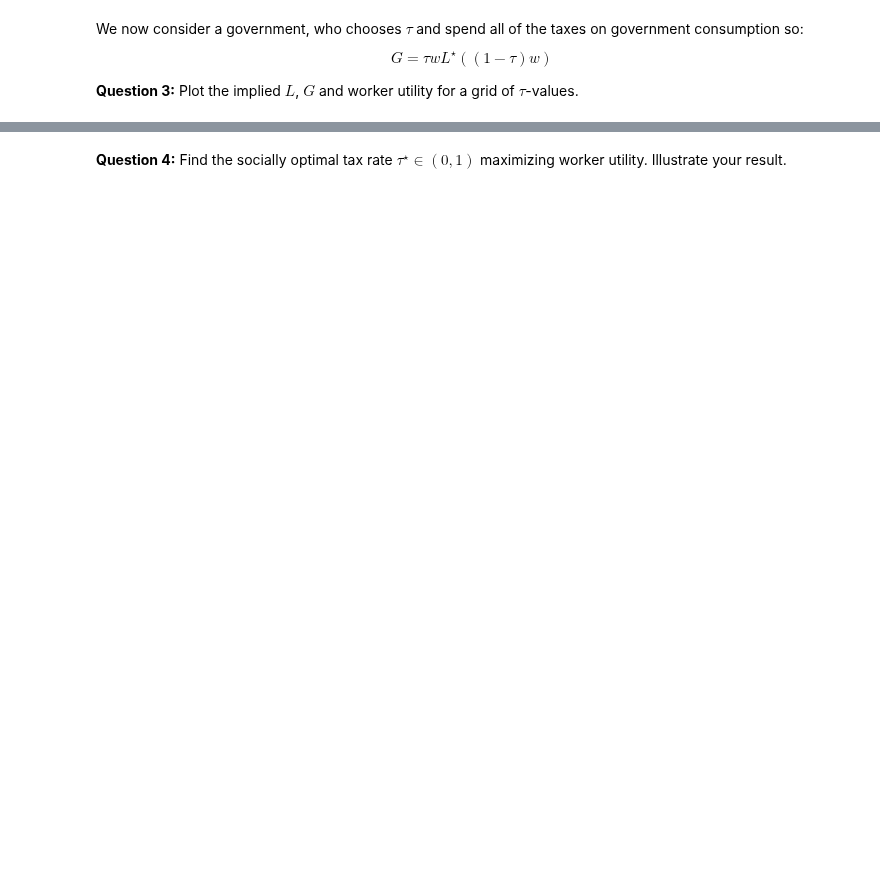
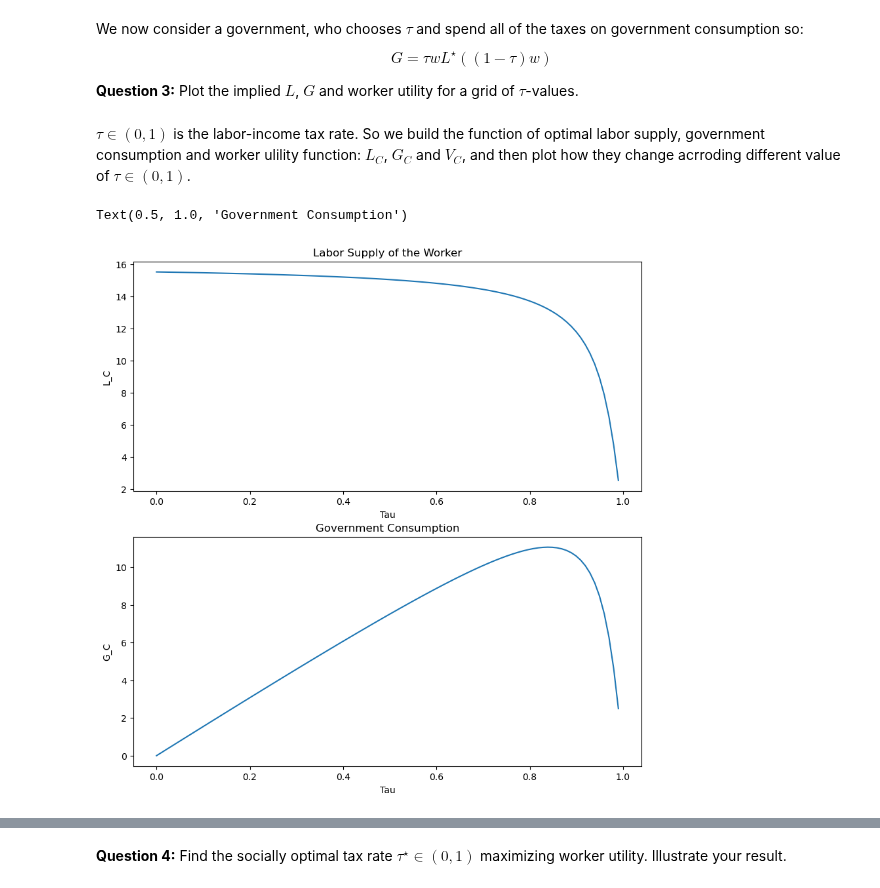
Before and after one commit to NumEconCopenhagen/projects-2023-newteam, a Jupyter notebook: examproject/Exam-2023-notebook.ipynb, the cells around one changed output, grey strips where cells are left out. Drawn from its saved outputs; the diff is of its cells as text; code cells hidden in the pictures; blank space fills up the shorter version.

```diff
--- a/examproject/Exam-2023-notebook.ipynb
+++ b/examproject/Exam-2023-notebook.ipynb
@@ -81,0 +143,43 @@ $$
+# %% [markdown]
+$\tau \in (0,1)$ is the labor-income tax rate. So we build the function of optimal labor supply, government consumption and worker ulility function: $L_C$, $G_C$ and $V_C$, and then plot how they change acrroding different value of $\tau \in (0,1)$.
+# %%
+# 1 set gover_consumption depend on tau value
+def gover_consumption(tau_g,w=1):
+    L_C = (-kappa + sqrt(kappa**2 + 4 * alpha * ((1 - tau_g) * w)**2 / nu)) / (2 * ((1 - tau_g) * w))
+    G_C = tau_g * w * L_C
+    V_C = ln((kappa + (1 - tau_g) * w * L_C**alpha * G_C)**(1 - alpha)) - nu * L_C**2 / 2
+    return L_C,G_C,V_C
+# %%
+# 2 Define the range of tau values
+tau_values = np.linspace(0, 1, 100)  # Adjust the number of points as desired
+
+# 3 Initialize arrays to store the calculated values
+L_C_values = np.zeros_like(tau_values)
+G_C_values = np.zeros_like(tau_values)
+V_C_values = np.zeros_like(tau_values)
+
+
+# 4 Calculate the values for each tau
+for i, tau in enumerate(tau_values):
+    L_C, G_C, V_C = gover_consumption(tau,w=1)
+    L_C_values[i] = L_C
+    G_C_values[i] = G_C
+    V_C_values[i] = V_C
+
+
+# 5 Plot the results
+fig = plt.figure(figsize=(10, 10))
+ax = plt.subplot(2, 1, 1)
+ax.plot(tau_values, L_C_values)
+ax.set_xlabel('Tau')
+ax.set_ylabel('L_C')
+ax.set_title('Labor Supply of the Worker')
+
+ax = plt.subplot(2, 1, 2)
+ax.plot(tau_values, G_C_values)
+ax.set_xlabel('Tau')
+ax.set_ylabel('G_C')
+ax.set_title('Government Consumption')
+# %% [output]
+Text(0.5, 1.0, 'Government Consumption')
+[figure, added]
```
Also changed, not shown: parts of 22 cells of this notebook.
